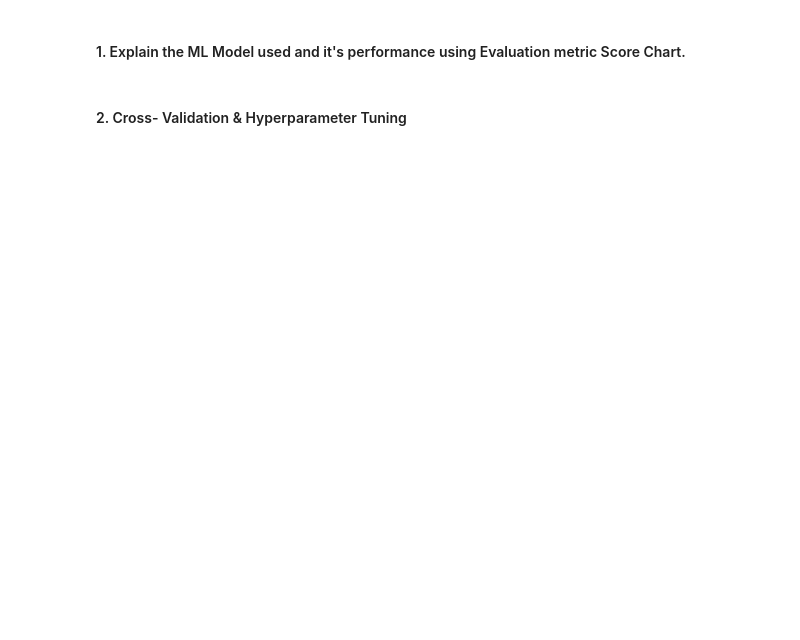
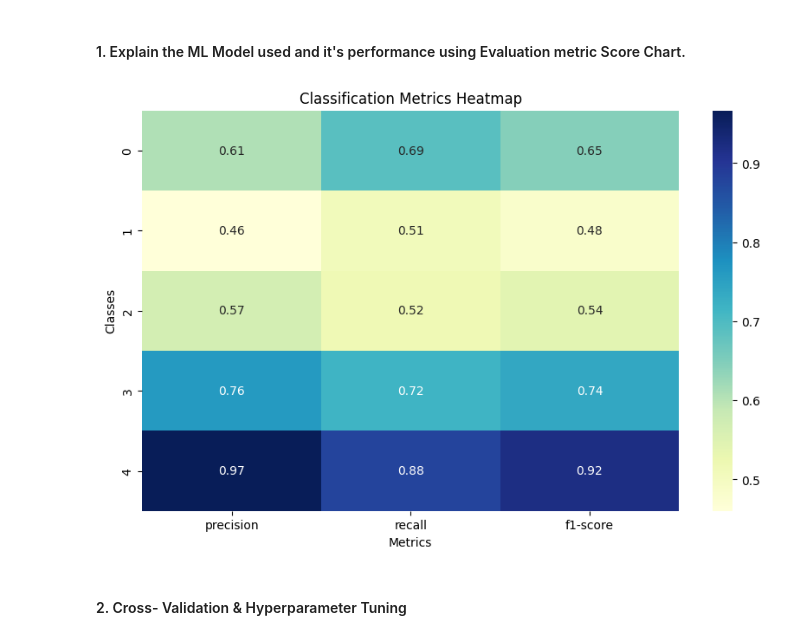
Before and after one commit to Pujakumari1202/Retail-Analytics, a Jupyter notebook: Sample_ML_Submission_Template (1).ipynb, the cells around one changed output. Cells and saved outputs as stored; diff of their text form; code cells hidden in the pictures; blank space fills up the shorter version.

```diff
--- a/Sample_ML_Submission_Template (1).ipynb
+++ b/Sample_ML_Submission_Template (1).ipynb
@@ -1986,25 +1986,23 @@ Feature engineering
 # %% [markdown]
 #### 1. Feature Manipulation
 # %%
-# Manipulate Features to minimize feature correlation and create new features
 # =====================================================
 # 1. Feature Manipulation: Encode Categoricals, Minimize Correlation & Create New Features
 # =====================================================
-
 import pandas as pd
 import numpy as np
 from sklearn.preprocessing import LabelEncoder
 
 # -----------------------------
-# Convert MarkDown_Bin to numeric (if exists and is Interval)
+# Convert category bins to numeric
 # -----------------------------
-if 'MarkDown_Bin' in final_df.columns:
-    # If it's an Interval, convert to integer labels
-    if str(final_df['MarkDown_Bin'].dtype) == 'category' or str(final_df['MarkDown_Bin'].dtype) == 'interval':
-        final_df['MarkDown_Bin'] = pd.cut(final_df['Total_MarkDown'], bins=5, labels=False)
+bin_cols = ['Temp_Bin', 'Unemployment_Bin']
+for col in bin_cols:
+    if col in final_df.columns and str(final_df[col].dtype) == 'category':
+        final_df[col] = final_df[col].cat.codes
 
 # -----------------------------
-# Encode categorical columns
+# Encode remaining categorical columns
 # -----------------------------
 cat_cols = final_df.select_dtypes(include='object').columns.tolist()
 le = LabelEncoder()
@@ -2023,17 +2021,13 @@ final_df['Sales_per_Size'] = final_df['Weekly_Sales'] / final_df['Size']
 # -----------------------------
 # Minimize feature correlation
 # -----------------------------
-# Compute correlation matrix
 corr_matrix = final_df.corr().abs()
-
-# Select upper triangle
 upper = corr_matrix.where(np.triu(np.ones(corr_matrix.shape), k=1).astype(bool))
 
-# Identify highly correlated features (threshold > 0.85)
+# Drop highly correlated features
 to_drop = [col for col in upper.columns if any(upper[col] > 0.85)]
 print("Highly correlated features to consider dropping:", to_drop)
 
-# Drop highly correlated features
 final_df.drop(columns=to_drop, inplace=True, errors='ignore')
 
 print("Feature manipulation completed ✅")
@@ -2297,2 +2551,26 @@ Answer Here.
+# %%
+# Visualizing evaluation Metric Score chart
+import matplotlib.pyplot as plt
+import seaborn as sns
+import pandas as pd
+from sklearn.metrics import classification_report
+
+# Assuming y_test and y_pred are already available
+report = classification_report(y_test, y_pred, output_dict=True)
+report_df = pd.DataFrame(report).transpose()
+
+# Select only relevant metrics for plotting
+metrics_to_plot = ['precision', 'recall', 'f1-score']
+plot_df = report_df.loc[report_df.index[:-3], metrics_to_plot]  # exclude avg rows
+
+# Plot
+plt.figure(figsize=(10,6))
+sns.heatmap(plot_df, annot=True, cmap='YlGnBu', fmt=".2f", cbar=True)
+plt.title("Classification Metrics Heatmap")
+plt.ylabel("Classes")
+plt.xlabel("Metrics")
+plt.show()
+# %% [output]
+[figure, added]
 # %% [markdown]
 #### 2. Cross- Validation & Hyperparameter Tuning
```
Also changed, not shown: parts of 63 cells of this notebook.
